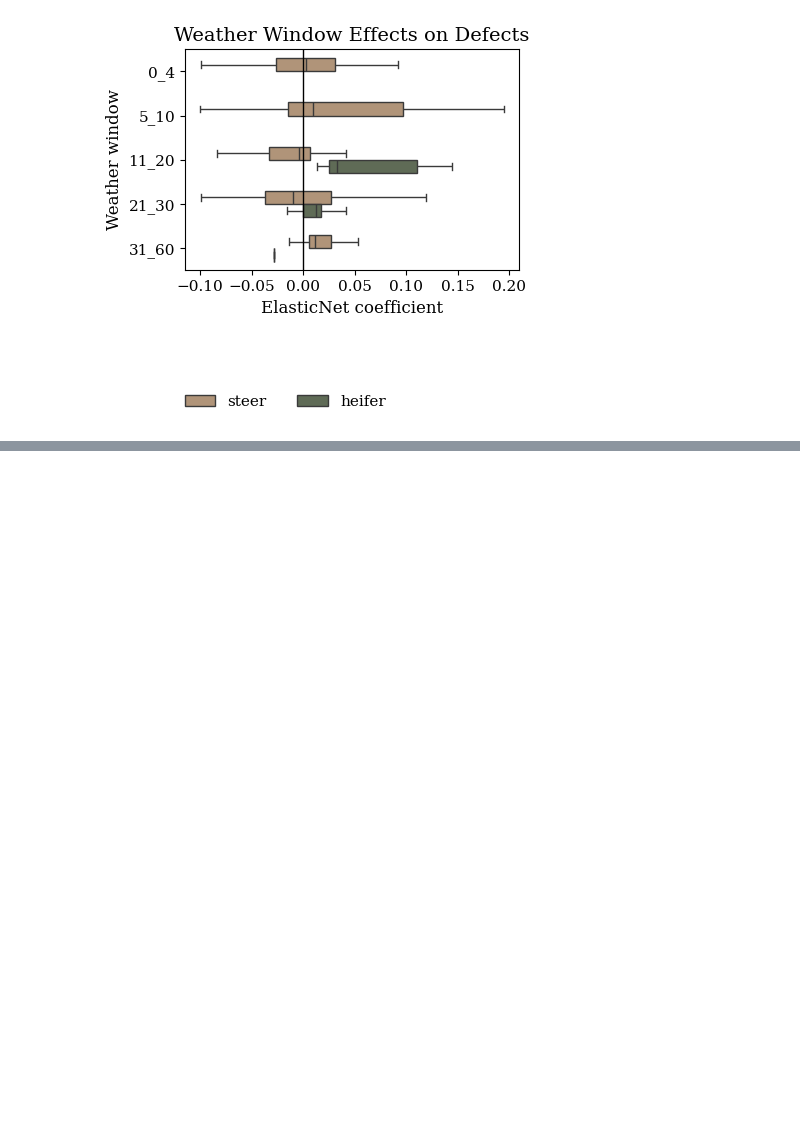
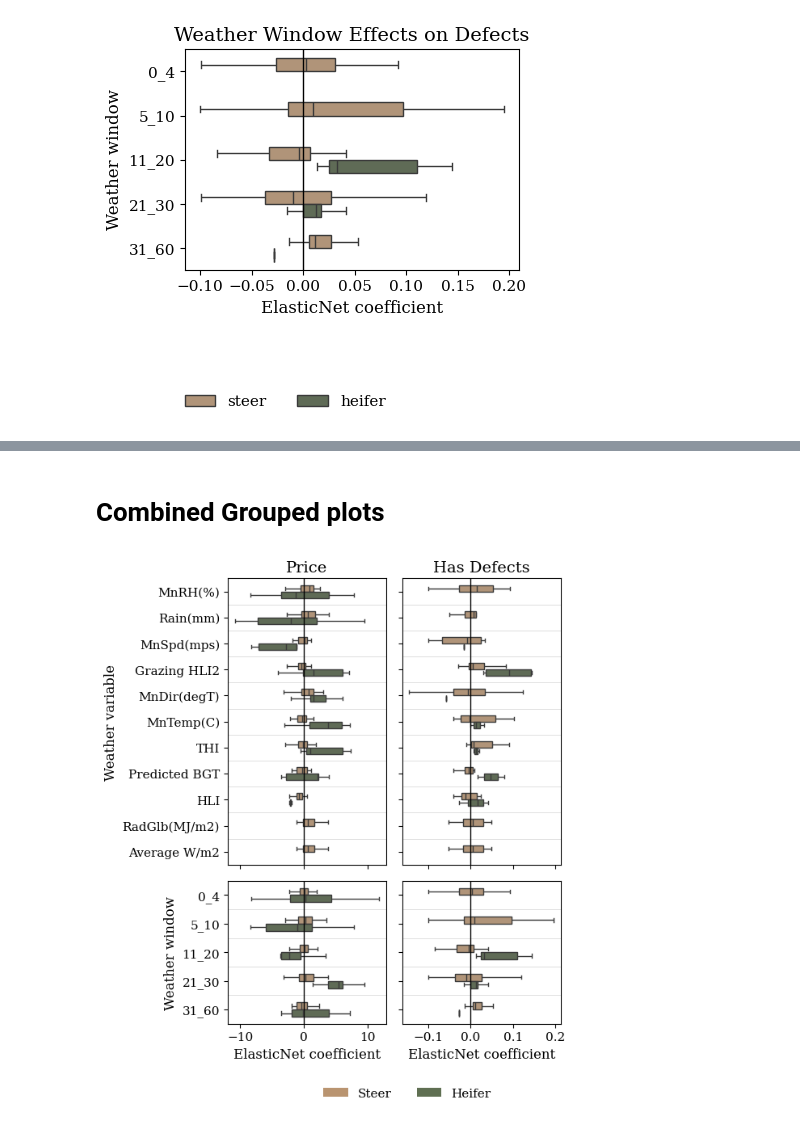
Before and after one commit to KatDost/Weather-CattleHealth, a Jupyter notebook: beef_weather_patterns.ipynb, the cells around one changed output, grey strips where cells are left out. Drawn from its saved outputs; the diff is of its cells as text; code cells hidden in the pictures; blank space fills up the shorter version.

```diff
--- a/beef_weather_patterns.ipynb
+++ b/beef_weather_patterns.ipynb
@@ -513,0 +509,63 @@ for atype, color in [("steer", COLORS[2]), ("heifer", COLORS[0])]:
+# %% [markdown]
+# Combined Grouped plots
+# %%
+from matplotlib.patches import Patch
+import numpy as np
+
+animal_order = ["steer", "heifer"]
+animal_palette = {"steer": COLORS[2], "heifer": COLORS[0]}
+window_order = ["0_4", "5_10", "11_20", "21_30", "31_60"]
+
+price = coef_df[coef_df["target"].eq("price") & coef_df["atype"].isin(animal_order)].copy()
+defects = defect_coef_df[defect_coef_df["atype"].isin(animal_order)].copy()
+
+weather_order = (
+    pd.concat([price[["weather_var", "abs_coef"]], defects[["weather_var", "abs_coef"]]])
+    .groupby("weather_var")["abs_coef"]
+    .sum()
+    .sort_values(ascending=False)
+    .index
+)
+
+price["weather_var"] = pd.Categorical(price["weather_var"], categories=weather_order, ordered=True)
+defects["weather_var"] = pd.Categorical(defects["weather_var"], categories=weather_order, ordered=True)
+price["window"] = pd.Categorical(price["window"], categories=window_order, ordered=True)
+defects["window"] = pd.Categorical(defects["window"], categories=window_order, ordered=True)
+
+fig, axes = plt.subplots(2, 2, figsize=(6, 6.5), sharex="col", sharey="row",
+                         gridspec_kw={"height_ratios": [3, 1.5]})
+
+plot_data = [
+    (price.sort_values("weather_var"), axes[0, 0], "Price", "Weather variable", "weather_var"),
+    (defects.sort_values("weather_var"), axes[0, 1], "Has Defects", "", "weather_var"),
+    (price.sort_values("window"), axes[1, 0], "", "Weather window", "window"),
+    (defects.sort_values("window"), axes[1, 1], "", "", "window"),
+]
+
+for data, ax, title, ylabel, yvar in plot_data:
+    sns.boxplot(data=data, x="coef", y=yvar, hue="atype",
+                hue_order=animal_order, palette=animal_palette,
+                showfliers=False, width=0.5, linewidth=1,
+                legend=False, ax=ax)
+    ax.axvline(0, color="black", linewidth=1)
+    ax.set_title(title)
+    ax.set_xlabel("ElasticNet coefficient" if ax in axes[1, :] else "")
+    ax.set_ylabel(ylabel)
+
+    for y in np.arange(len(ax.get_yticks()) - 1) + 0.5:
+        ax.axhline(y, color="lightgray", linewidth=0.5, zorder=0)
+
+handles = [
+    Patch(facecolor=animal_palette["steer"], label="Steer"),
+    Patch(facecolor=animal_palette["heifer"], label="Heifer"),
+]
+
+fig.legend(handles=handles, loc="lower center", bbox_to_anchor=(0.65, -0.07),
+           ncol=2, frameon=False)
+
+plt.tight_layout()
+plt.savefig("figs/meat_grouped_weather_effects_grid.svg", bbox_inches="tight")
+plt.savefig("figs/meat_grouped_weather_effects_grid.png", dpi=300, bbox_inches="tight")
+plt.show()
+# %% [output]
+[figure, added]
```
Also changed, not shown: parts of 3 cells of this notebook, 11 other files.
